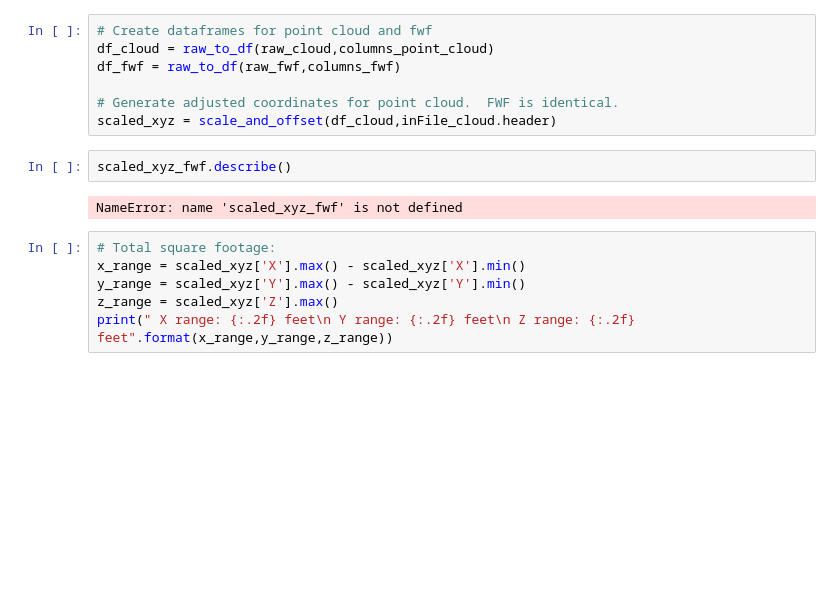
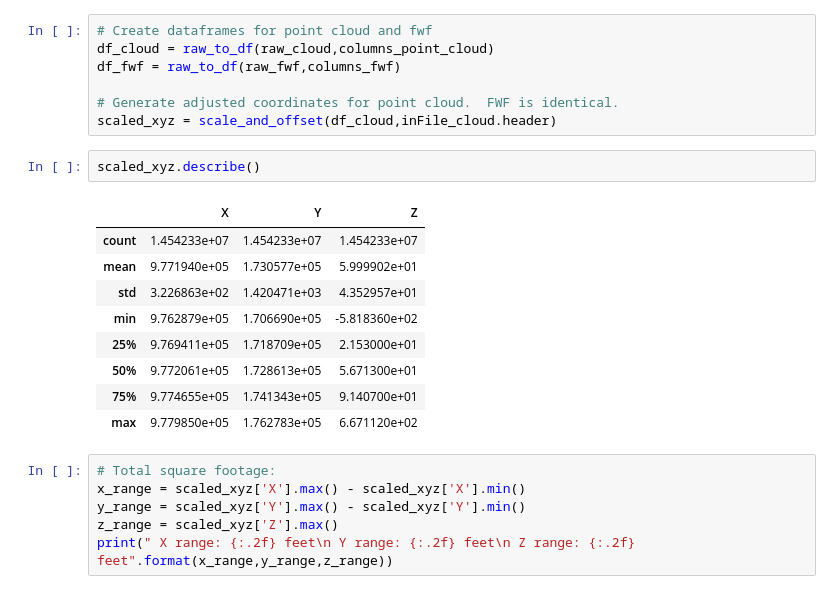
Before and after one commit to mihamerstan/lidar_metrics, a Jupyter notebook: notebooks/laspy_basic_las_viewing_v2.ipynb, the cells around one changed output. Cells and saved outputs as stored; diff of their text form; blank space fills up the shorter version.

```diff
--- a/notebooks/laspy_basic_las_viewing_v2.ipynb
+++ b/notebooks/laspy_basic_las_viewing_v2.ipynb
@@ -102,9 +102,17 @@ df_fwf = raw_to_df(raw_fwf,columns_fwf)
 # Generate adjusted coordinates for point cloud.  FWF is identical.
 scaled_xyz = scale_and_offset(df_cloud,inFile_cloud.header)
 # %%
-scaled_xyz_fwf.describe()
+scaled_xyz.describe()
 # %% [output]
-NameError: name 'scaled_xyz_fwf' is not defined
+|  | X | Y | Z |
+| count | 1.454233e+07 | 1.454233e+07 | 1.454233e+07 |
+| mean | 9.771940e+05 | 1.730577e+05 | 5.999902e+01 |
+| std | 3.226863e+02 | 1.420471e+03 | 4.352957e+01 |
+| min | 9.762879e+05 | 1.706690e+05 | -5.818360e+02 |
+| 25% | 9.769411e+05 | 1.718709e+05 | 2.153000e+01 |
+| 50% | 9.772061e+05 | 1.728613e+05 | 5.671300e+01 |
+| 75% | 9.774655e+05 | 1.741343e+05 | 9.140700e+01 |
+| max | 9.779850e+05 | 1.762783e+05 | 6.671120e+02 |
 # %%
 # Total square footage:
 x_range = scaled_xyz['X'].max() - scaled_xyz['X'].min()
```
Also changed, not shown: parts of 2 cells of this notebook, 2 other files.
